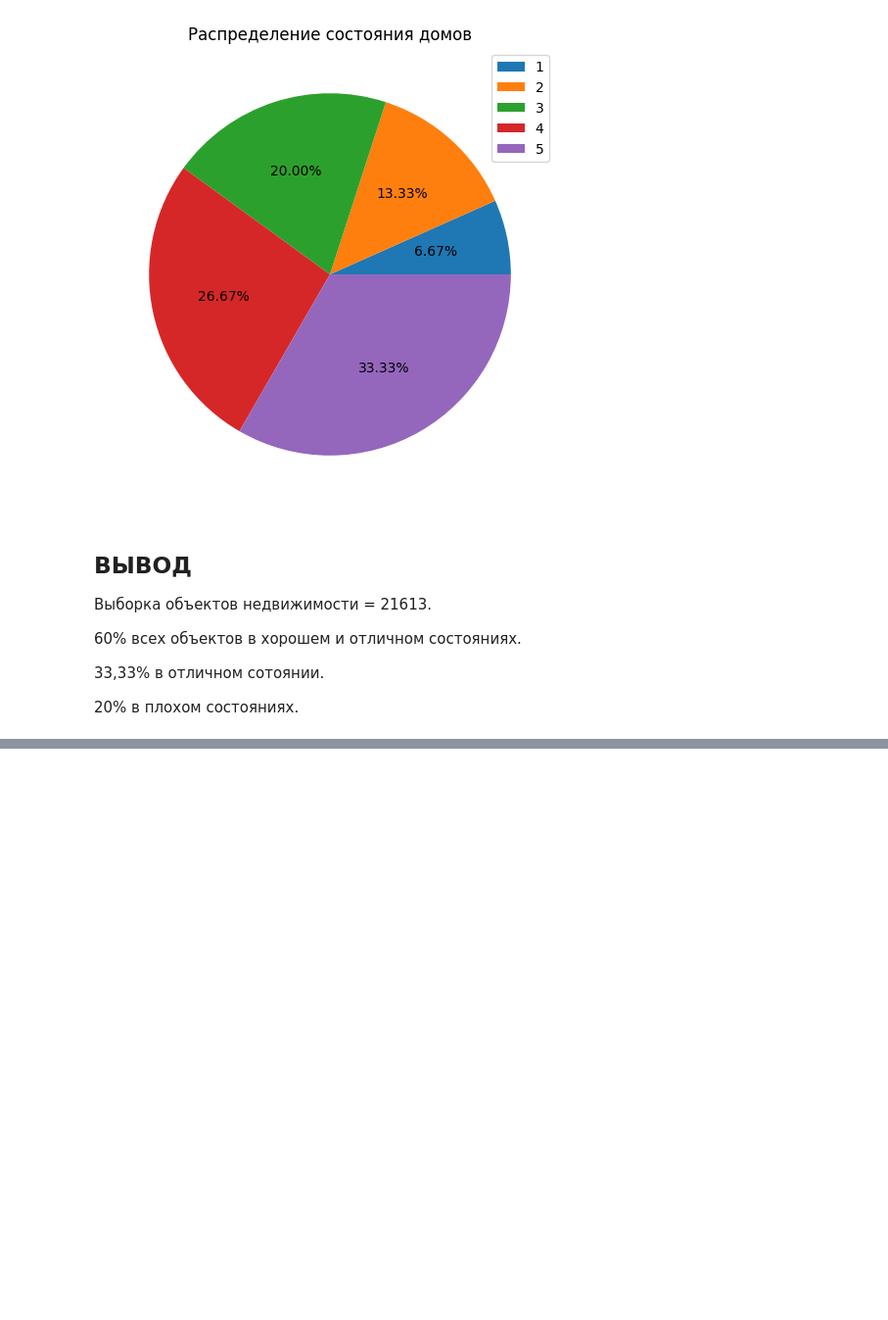
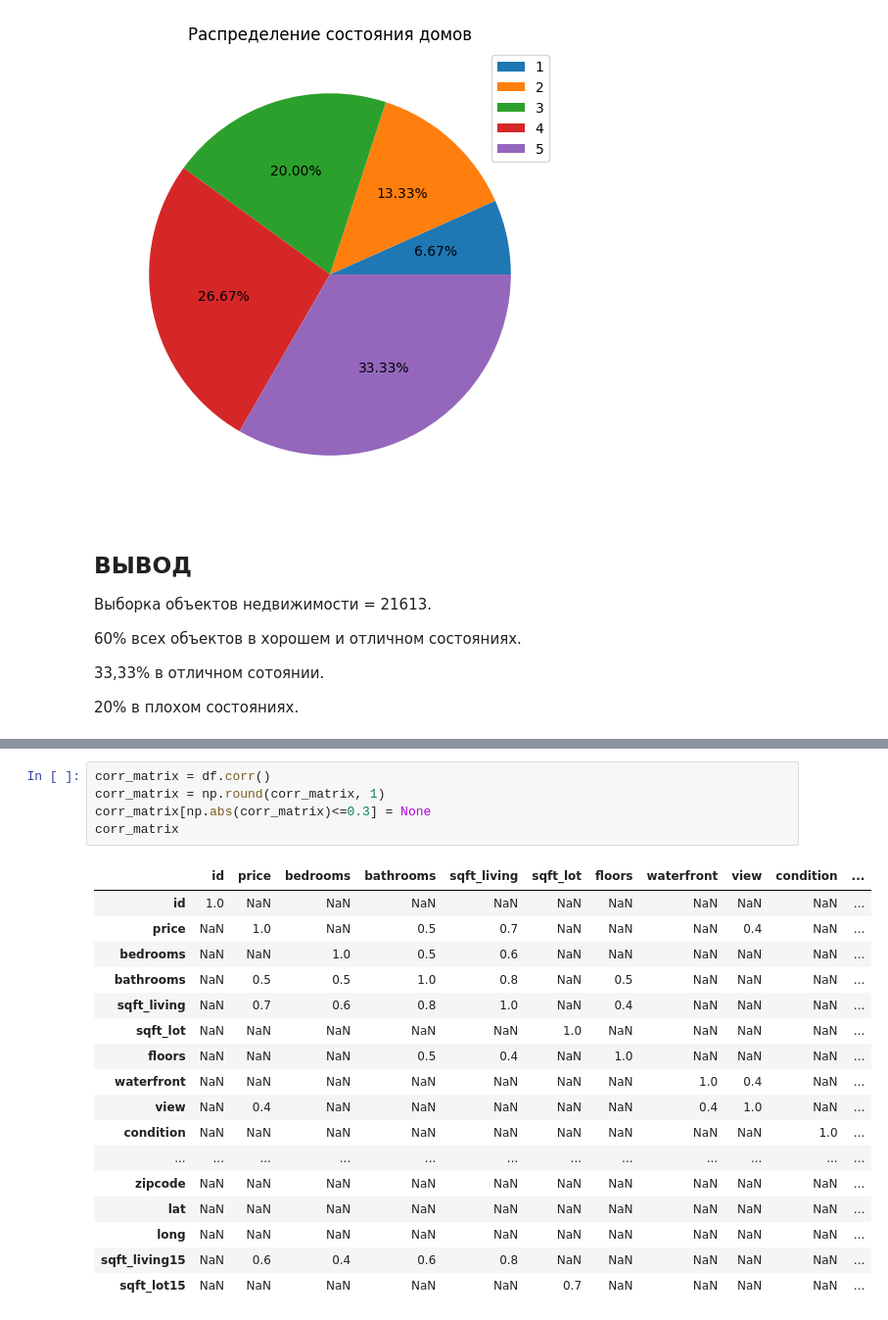
Before and after one commit to AlexKletke/hw4-part2, a Jupyter notebook: exes4.ipynb, the cells around one changed output, grey strips where cells are left out. Shown at 98% size. Drawn from its saved outputs; the diff is of its cells as text; blank space fills up the shorter version.

```diff
--- a/exes4.ipynb
+++ b/exes4.ipynb
@@ -391,0 +399,23 @@ plt.legend(datagr['condition']);
+# %%
+corr_matrix = df.corr()
+corr_matrix = np.round(corr_matrix, 1)
+corr_matrix[np.abs(corr_matrix)<=0.3] = None
+corr_matrix
+# %% [output]
+|  | id | price | bedrooms | bathrooms | sqft_living | sqft_lot | floors | waterfront | view | condition | ... |
+| id | 1.0 | NaN | NaN | NaN | NaN | NaN | NaN | NaN | NaN | NaN | ... |
+| price | NaN | 1.0 | NaN | 0.5 | 0.7 | NaN | NaN | NaN | 0.4 | NaN | ... |
+| bedrooms | NaN | NaN | 1.0 | 0.5 | 0.6 | NaN | NaN | NaN | NaN | NaN | ... |
+| bathrooms | NaN | 0.5 | 0.5 | 1.0 | 0.8 | NaN | 0.5 | NaN | NaN | NaN | ... |
+| sqft_living | NaN | 0.7 | 0.6 | 0.8 | 1.0 | NaN | 0.4 | NaN | NaN | NaN | ... |
+| sqft_lot | NaN | NaN | NaN | NaN | NaN | 1.0 | NaN | NaN | NaN | NaN | ... |
+| floors | NaN | NaN | NaN | 0.5 | 0.4 | NaN | 1.0 | NaN | NaN | NaN | ... |
+| waterfront | NaN | NaN | NaN | NaN | NaN | NaN | NaN | 1.0 | 0.4 | NaN | ... |
+| view | NaN | 0.4 | NaN | NaN | NaN | NaN | NaN | 0.4 | 1.0 | NaN | ... |
+| condition | NaN | NaN | NaN | NaN | NaN | NaN | NaN | NaN | NaN | 1.0 | ... |
+| ... | ... | ... | ... | ... | ... | ... | ... | ... | ... | ... | ... |
+| zipcode | NaN | NaN | NaN | NaN | NaN | NaN | NaN | NaN | NaN | NaN | ... |
+| lat | NaN | NaN | NaN | NaN | NaN | NaN | NaN | NaN | NaN | NaN | ... |
+| long | NaN | NaN | NaN | NaN | NaN | NaN | NaN | NaN | NaN | NaN | ... |
+| sqft_living15 | NaN | 0.6 | 0.4 | 0.6 | 0.8 | NaN | NaN | NaN | NaN | NaN | ... |
+| sqft_lot15 | NaN | NaN | NaN | NaN | NaN | 0.7 | NaN | NaN | NaN | NaN | ... |
```
Also changed, not shown: parts of 17 cells of this notebook.
